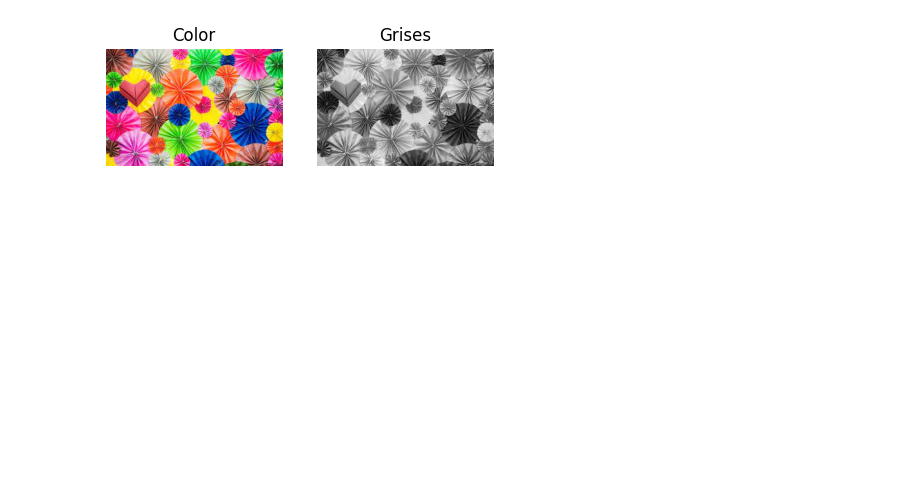
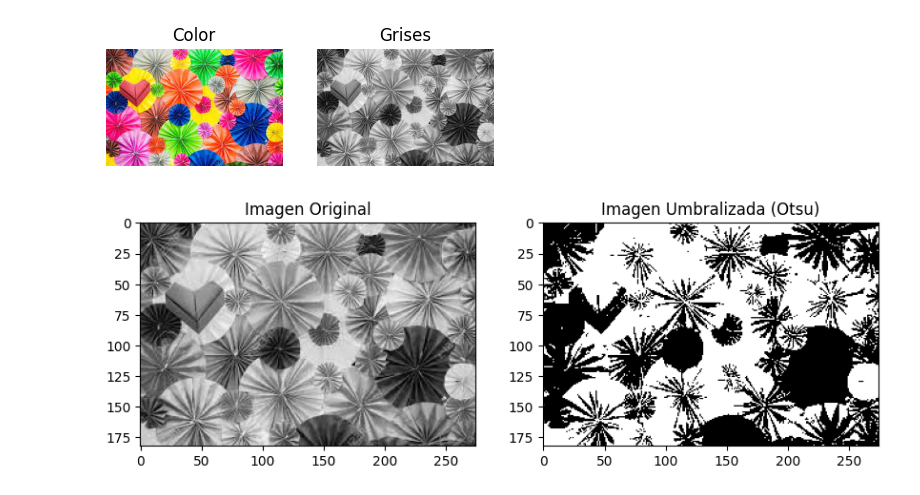
Before and after one commit to VeoNoporSad/PDI, a Jupyter notebook: ActividadLaboratorio.ipynb, the cells around one changed output. Drawn from its saved outputs; the diff is of its cells as text; code cells hidden in the pictures; blank space fills up the shorter version.

```diff
--- a/ActividadLaboratorio.ipynb
+++ b/ActividadLaboratorio.ipynb
@@ -39,3 +39,31 @@ def Imagen(turip):
 Imagen(r"C:/Universidad/QuintoSemestre/PDI/Imagenes/dd3.jpg")
 # %% [output]
 [figure]
+# %%
+import cv2
+import numpy as np
+import matplotlib.pyplot as plt
+
+# Cargar la imagen
+imagen = cv2.imread(r"C:/Universidad/QuintoSemestre/PDI/Imagenes/dd3.jpg", 0)  # Carga la imagen en escala de grises
+
+# Calcular el histograma de la imagen
+histograma = cv2.calcHist([imagen], [0], None, [256], [0, 256])
+
+# Método de Otsu para umbralizar la imagen
+_,imagen_umbralizada = cv2.threshold(imagen, 0, 255, cv2.THRESH_BINARY + cv2.THRESH_OTSU)
+
+# Mostrar la imagen original y la imagen umbralizada
+plt.figure(figsize=(10, 5))
+
+plt.subplot(1, 2, 1)
+plt.imshow(imagen, cmap='gray')
+plt.title('Imagen Original')
+
+plt.subplot(1, 2, 2)
+plt.imshow(imagen_umbralizada, cmap='gray')
+plt.title('Imagen Umbralizada (Otsu)')
+
+plt.show()
+# %% [output]
+[figure, added]
```
Also changed, not shown: parts of 6 cells of this notebook, 1 other file.
